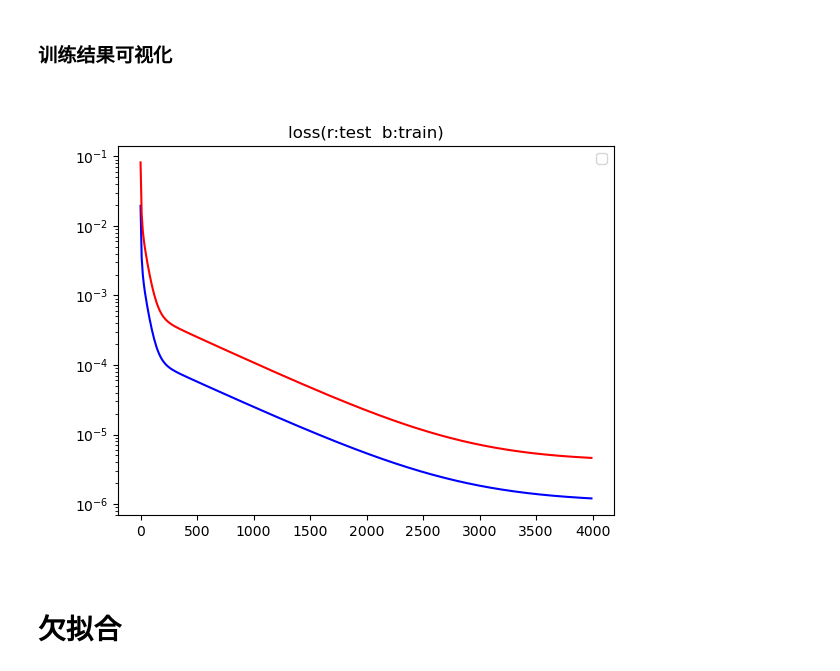
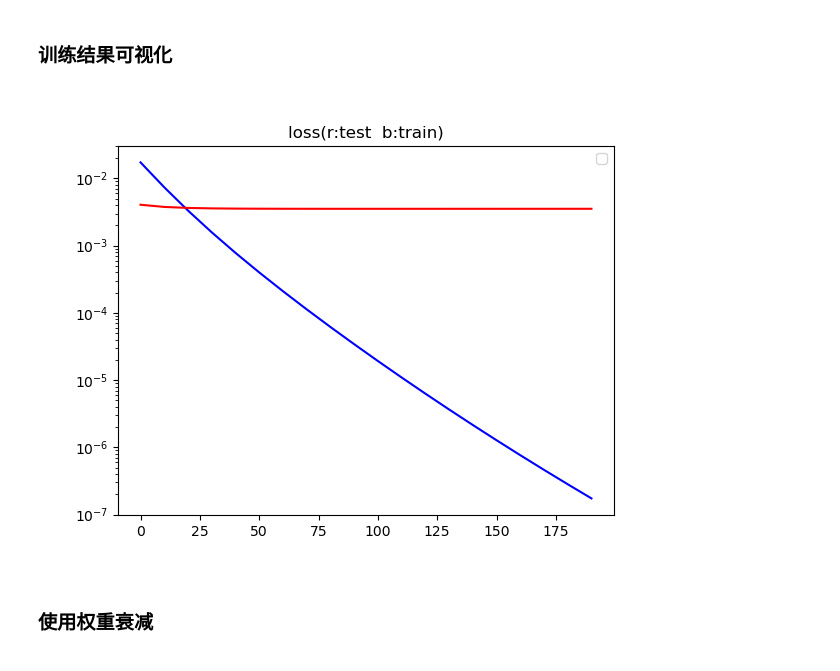
Before and after one commit to embededAI/zhv2_d2l_ai_libtorch, a Jupyter notebook: L06_0411/2.weight_decay.ipynb, the cells around one changed output. Drawn from its saved outputs; the diff is of its cells as text; code cells hidden in the pictures.

```diff
--- a/L06_0411/2.weight_decay.ipynb
+++ b/L06_0411/2.weight_decay.ipynb
@@ -304,8 +235,8 @@ plt::save("./loss.png");
 plt::show();
 # %%
-auto img1 = im::image("./loss.png");
+auto img1 = im::image("./loss_2.png");
 img1
 # %% [output]
-[figure, old version]
+[figure, new version]
 # %% [markdown]
-# 欠拟合
+### 使用权重衰减
```
Also changed, not shown: parts of 30 cells of this notebook, 4 other files.
